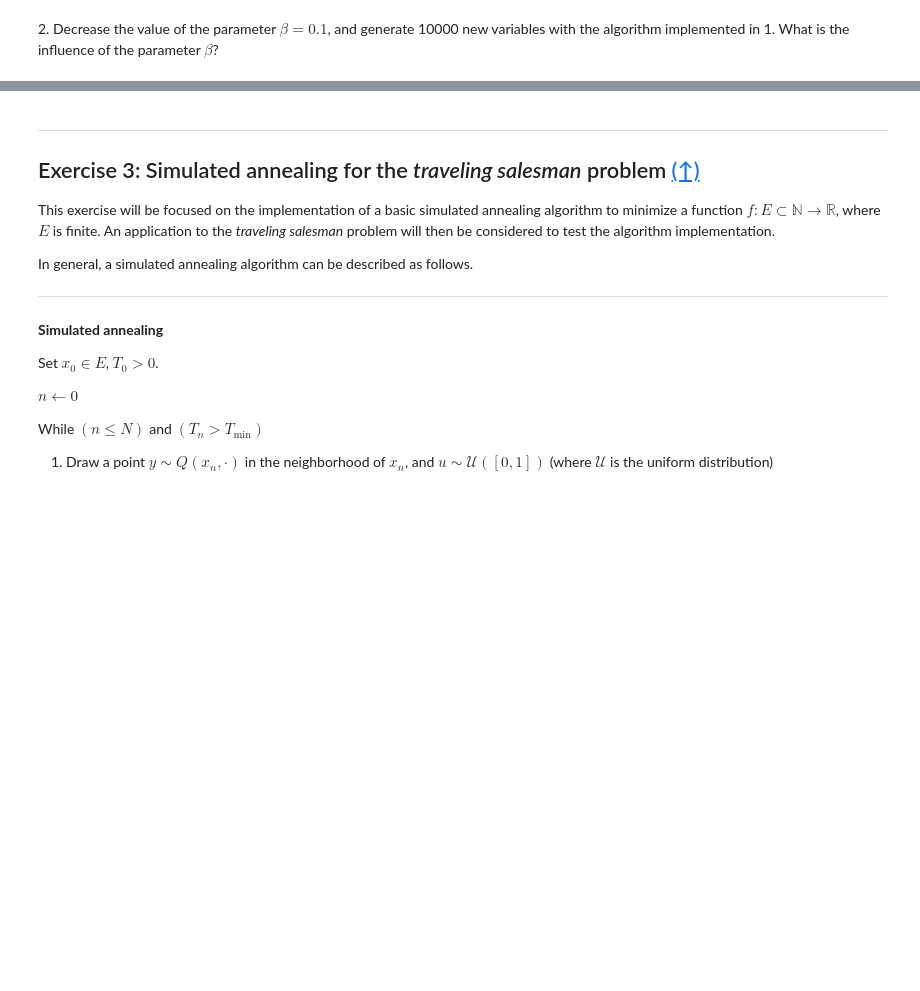
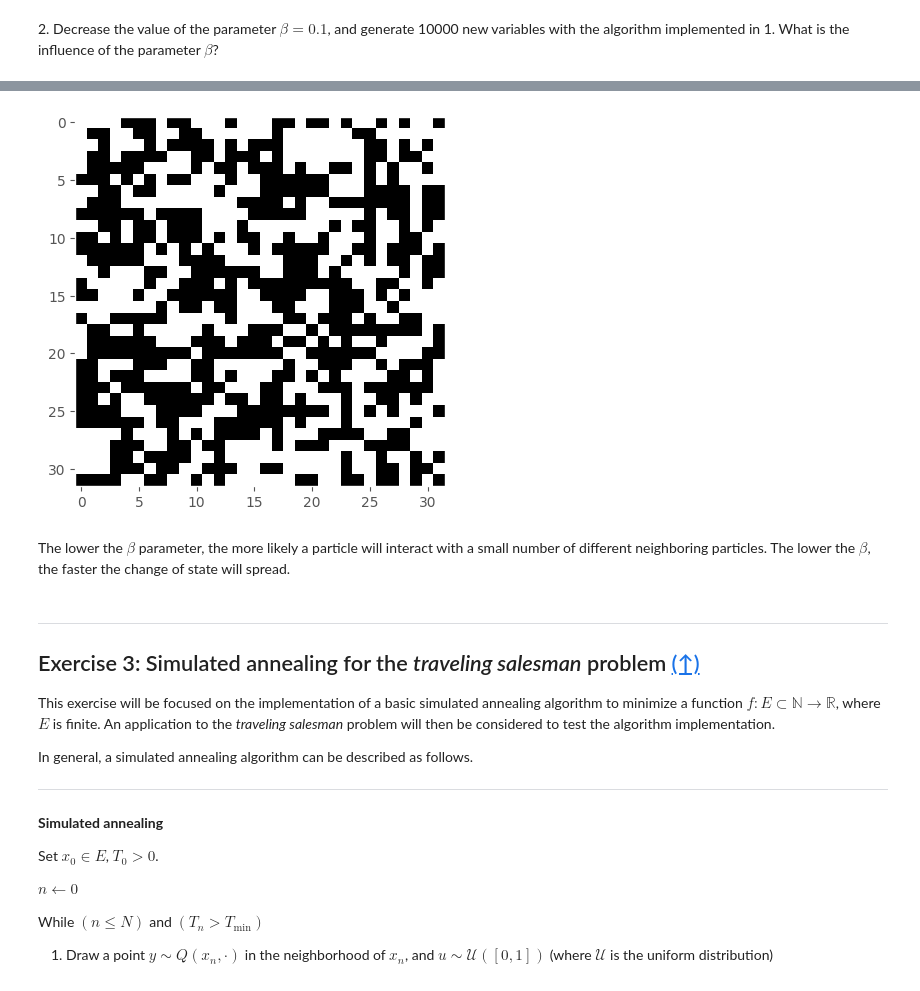
Before and after one commit to heez77/g3_markov, a Jupyter notebook: lab2_markov_students/lab2_notebook.ipynb, the cells around one changed output, grey strips where cells are left out. Cells and saved outputs as stored; diff of their text form; code cells hidden in the pictures; blank space fills up the shorter version.

```diff
--- a/lab2_markov_students/lab2_notebook.ipynb
+++ b/lab2_markov_students/lab2_notebook.ipynb
@@ -173,2 +196,5 @@ Consider the 2D Ising model covered in Chapter 3, section 3 of the lecture notes
 # %% [markdown]
 2\. Decrease the value of the parameter $\beta = 0.1$, and generate 10000 new variables with the algorithm implemented in 1. What is the influence of the parameter $\beta$?
+# %%
+workflow_2.metro_hasting_ising_2D(32,0.1, 10000)
+# %% [output]
@@ -175,3 +202,6 @@ Consider the 2D Ising model covered in Chapter 3, section 3 of the lecture notes
+[figure, added]
+# %% [markdown]
+The lower the $\beta$ parameter, the more likely a particle will interact with a small number of different neighboring particles. The lower the $\beta$, the faster the change of state will spread.
 # %% [markdown]
 ---
 ## <a name="ex3">Exercise 3: Simulated annealing for the *traveling salesman* problem</a> [(&#8593;)](#content)
```
Also changed, not shown: parts of 29 cells of this notebook, 7 other files.
